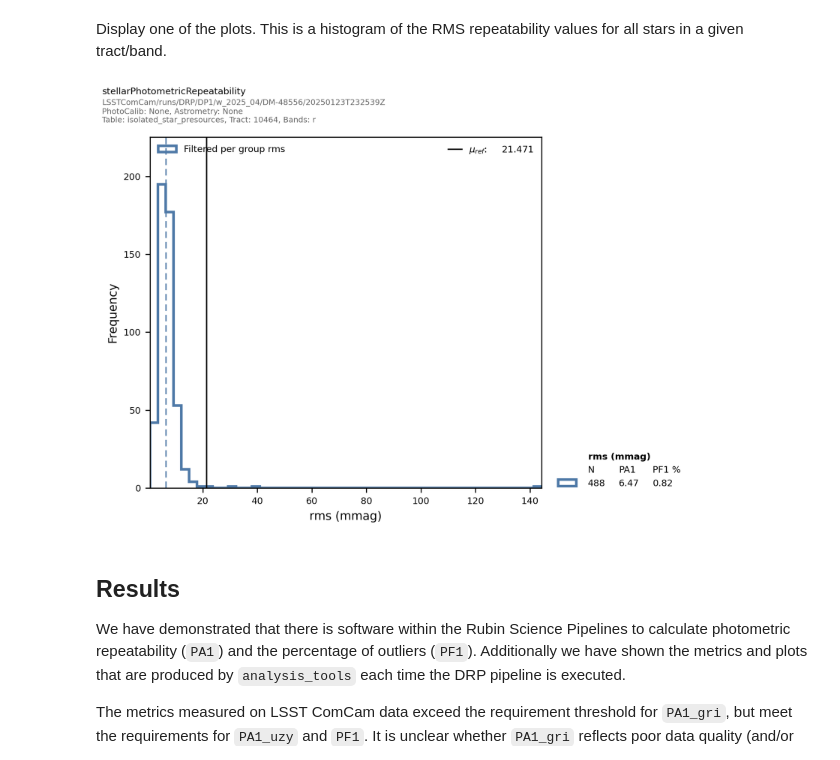
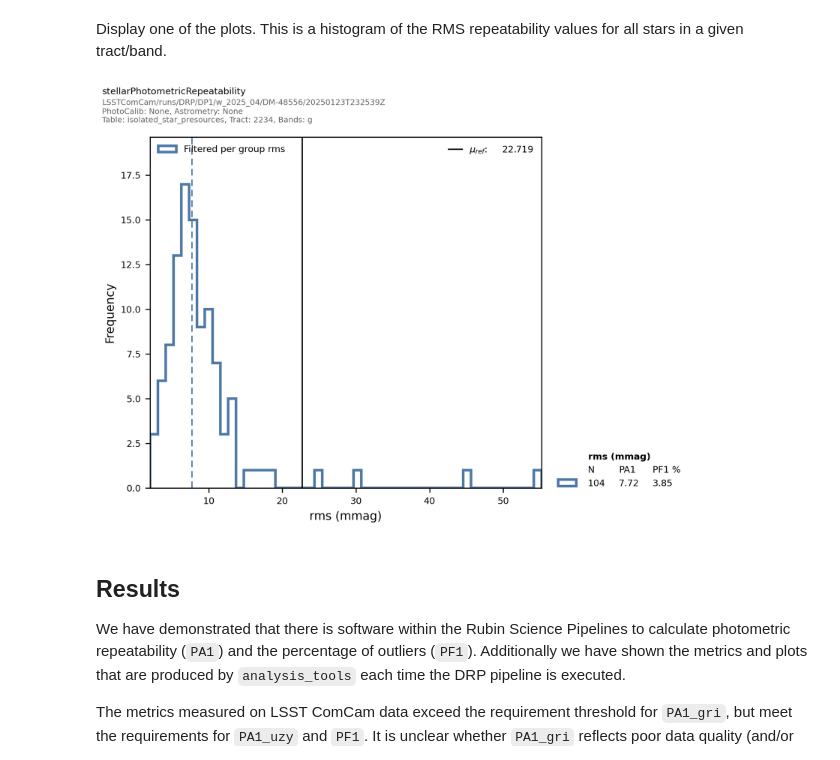
Before and after one commit to lsst-sitcom/sctr-116, a Jupyter notebook: notebooks/test_LVV-T389.ipynb, the cells around one changed output. Drawn from its saved outputs; the diff is of its cells as text; code cells hidden in the pictures.

```diff
--- a/notebooks/test_LVV-T389.ipynb
+++ b/notebooks/test_LVV-T389.ipynb
@@ -207,11 +214,11 @@ plots_all = butler.query_datasets('matchedVisitCore_stellarPhotometricRepeatabil
 # %% [markdown]
 Display one of the plots. This is a histogram of the RMS repeatability values for all stars in a given tract/band.
 # %%
-uri = butler.getURI(plots_all[12])
+uri = butler.getURI(plots_all[2])
 image_bytes = uri.read()
 Image(image_bytes, width=600)
 # %% [output]
-[figure, old version]
+[figure, new version]
 # %% [markdown]
 ## Results
 We have demonstrated that there is software within the Rubin Science Pipelines to calculate photometric repeatability (`PA1`) and the percentage of outliers (`PF1`). Additionally we have shown the metrics and plots that are produced by `analysis_tools` each time the DRP pipeline is executed.
```
Also changed, not shown: parts of 8 cells of this notebook.
